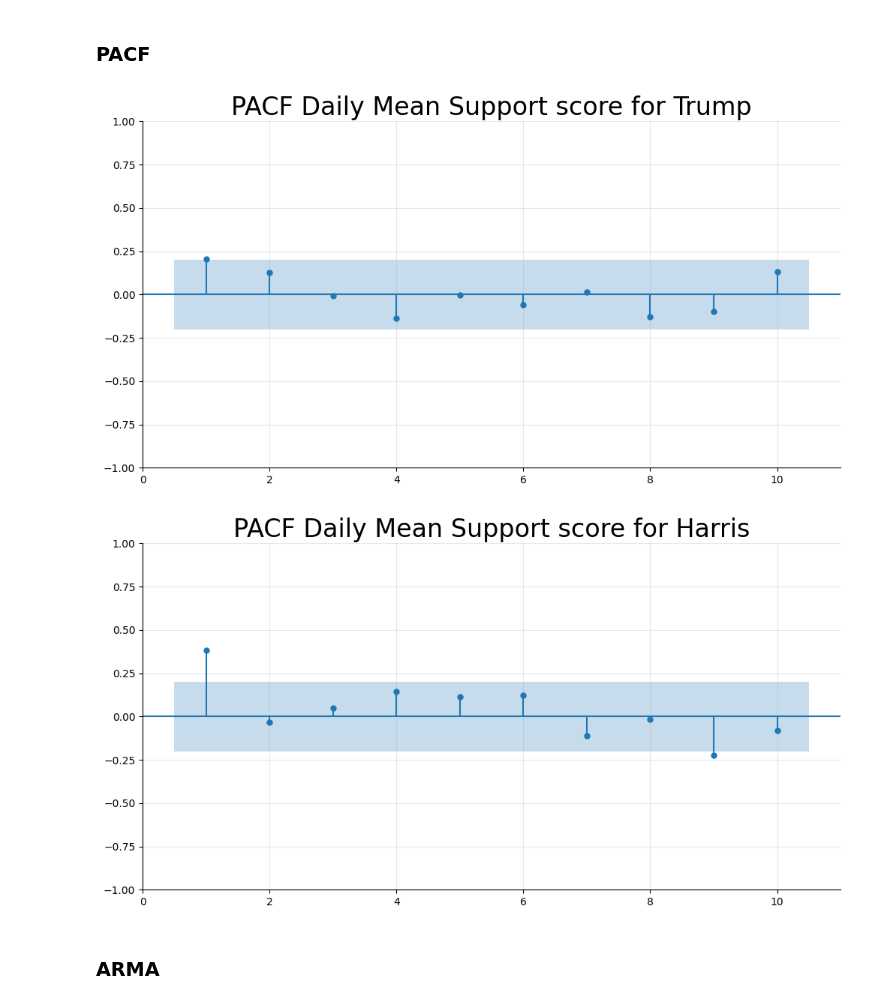
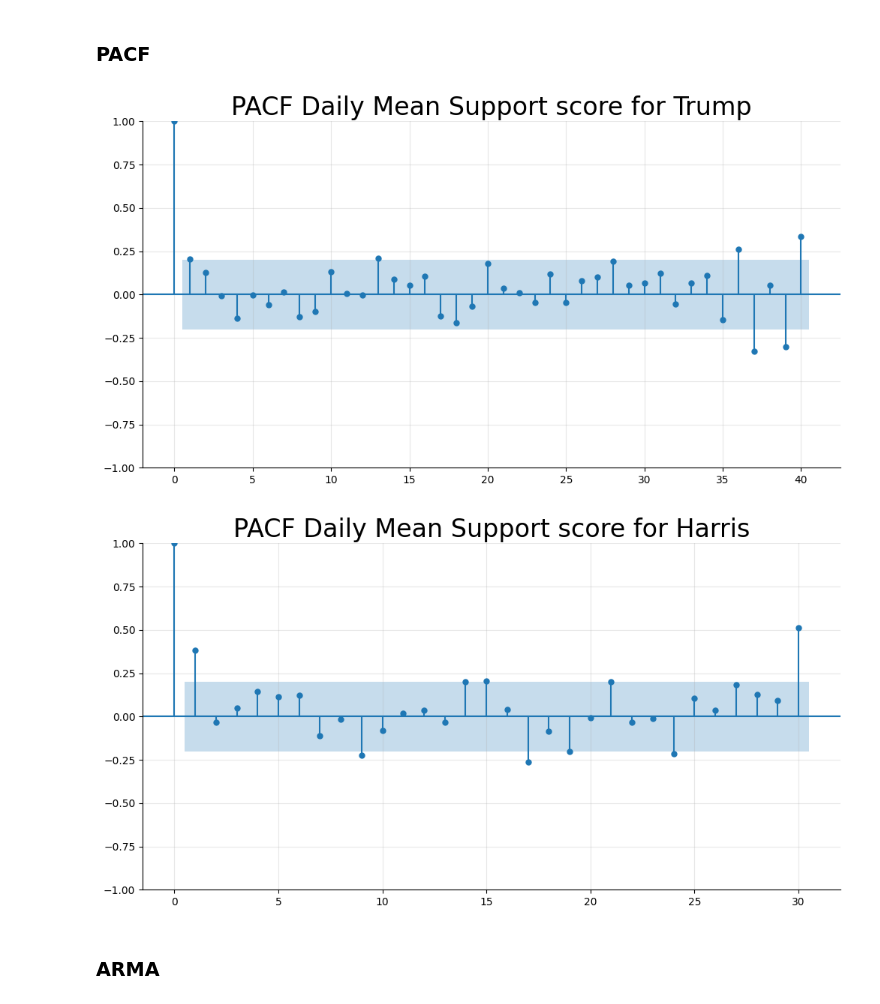
Before and after one commit to bnvulpe/votecore, a Jupyter notebook: scripts/data_mining.ipynb, the cells around one changed output. Cells and saved outputs as stored; diff of their text form; code cells hidden in the pictures.

```diff
--- a/scripts/data_mining.ipynb
+++ b/scripts/data_mining.ipynb
@@ -729,17 +735,17 @@ plt.show()
 # %% [markdown]
 ### PACF
 # %%
-sgt.plot_pacf(trump_love_train, lags = 10, zero = False, method = ('ols'))
+sgt.plot_pacf(trump_love_train, lags = 40, zero = True, method = ('ols'))
 plt.title("PACF Daily Mean Support score for Trump", size = 24)
 plt.show()
 # %% [output]
-[figure, old version]
+[figure, new version]
 # %%
-sgt.plot_pacf(harris_love_train, lags = 10, zero = False, method = ('ols'))
+sgt.plot_pacf(harris_love_train, lags = 30, zero = True, method = ('ols'))
 plt.title("PACF Daily Mean Support score for Harris", size = 24)
 plt.show()
 # %% [output]
-[figure, old version]
+[figure, new version]
 # %% [markdown]
 ### ARMA
 # %% [markdown]
```
Also changed, not shown: parts of 21 cells of this notebook.
